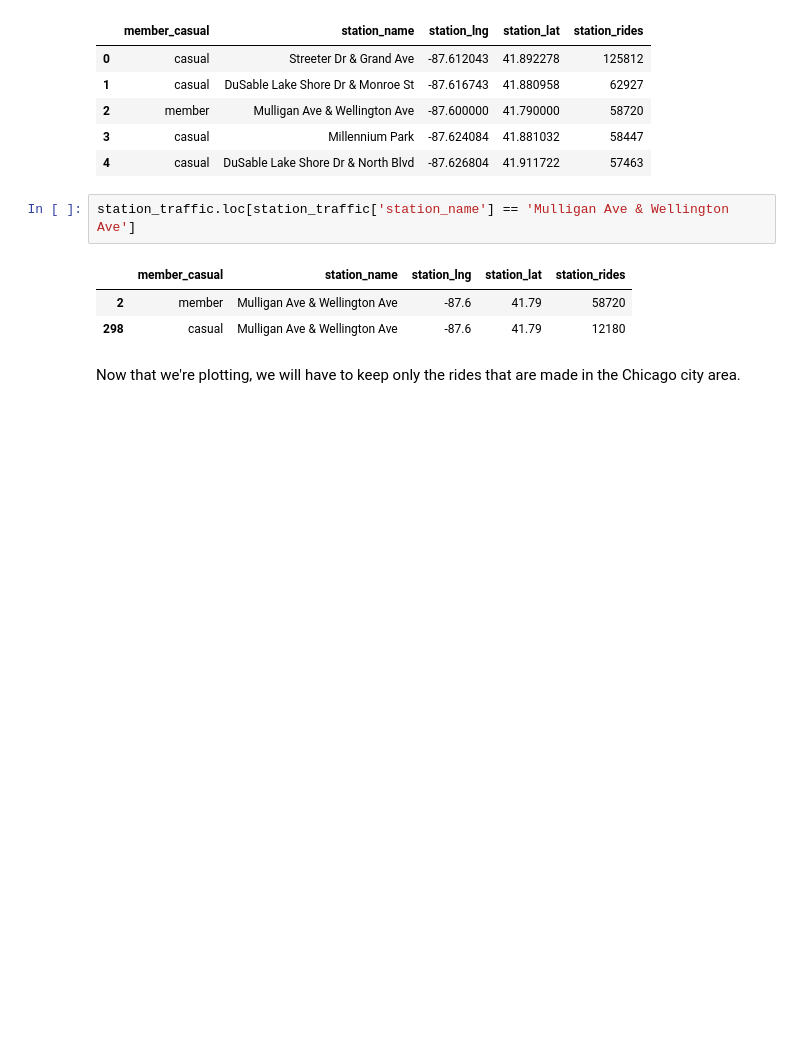
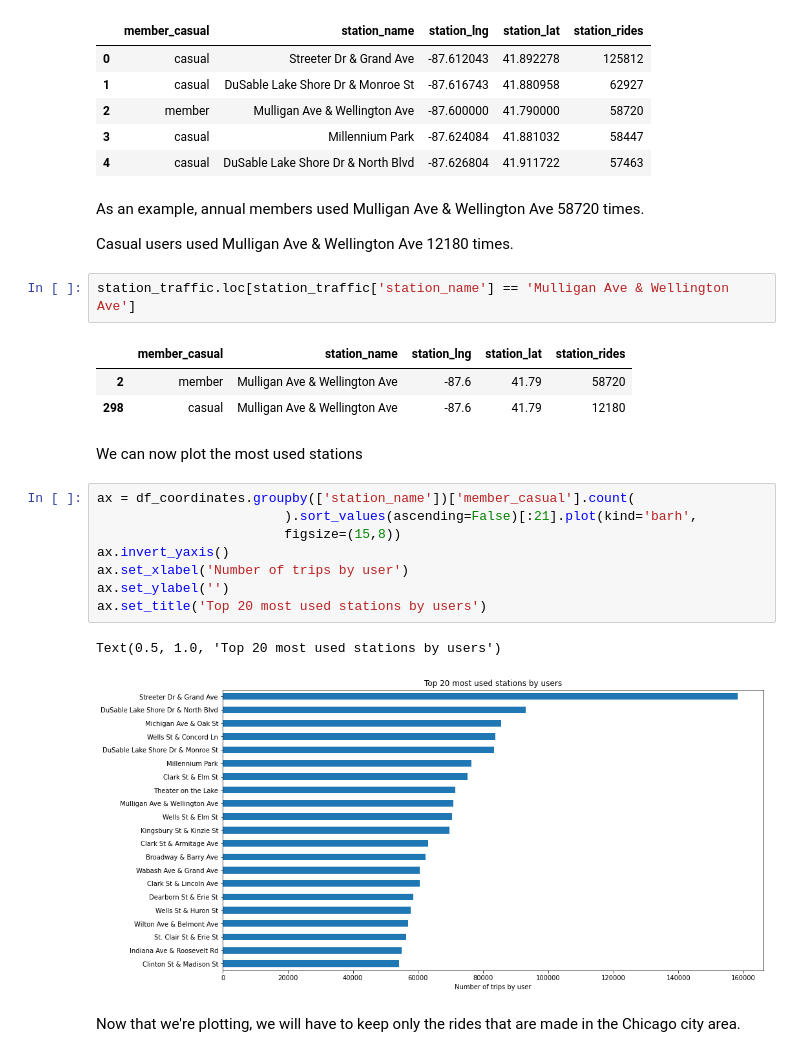
Before and after one commit to AlvaroValdelamar/Google-Data-Capstone-Project, a Jupyter notebook: src/main_script.ipynb, the cells around one changed output. Cells and saved outputs as stored; diff of their text form; blank space fills up the shorter version.

```diff
--- a/src/main_script.ipynb
+++ b/src/main_script.ipynb
@@ -900,12 +875,29 @@ station_traffic.head()
 | 2 | member | Mulligan Ave & Wellington Ave | -87.600000 | 41.790000 | 58720 |
 | 3 | casual | Millennium Park | -87.624084 | 41.881032 | 58447 |
 | 4 | casual | DuSable Lake Shore Dr & North Blvd | -87.626804 | 41.911722 | 57463 |
+# %% [markdown]
+As an example, annual members used Mulligan Ave & Wellington Ave 58720 times.
+
+Casual users used Mulligan Ave & Wellington Ave 12180 times.
 # %%
 station_traffic.loc[station_traffic['station_name'] == 'Mulligan Ave & Wellington Ave']
 # %% [output]
 |  | member_casual | station_name | station_lng | station_lat | station_rides |
 | 2 | member | Mulligan Ave & Wellington Ave | -87.6 | 41.79 | 58720 |
 | 298 | casual | Mulligan Ave & Wellington Ave | -87.6 | 41.79 | 12180 |
+# %% [markdown]
+We can now plot the most used stations
+# %%
+ax = df_coordinates.groupby(['station_name'])['member_casual'].count(
+                        ).sort_values(ascending=False)[:21].plot(kind='barh',
+                        figsize=(15,8))
+ax.invert_yaxis()
+ax.set_xlabel('Number of trips by user')
+ax.set_ylabel('')
+ax.set_title('Top 20 most used stations by users')
+# %% [output]
+Text(0.5, 1.0, 'Top 20 most used stations by users')
+[figure, added]
 # %% [markdown]
 Now that we're plotting, we will have to keep only the rides that are made in the Chicago city area.
 # %%
```
Also changed, not shown: parts of 12 cells of this notebook.
